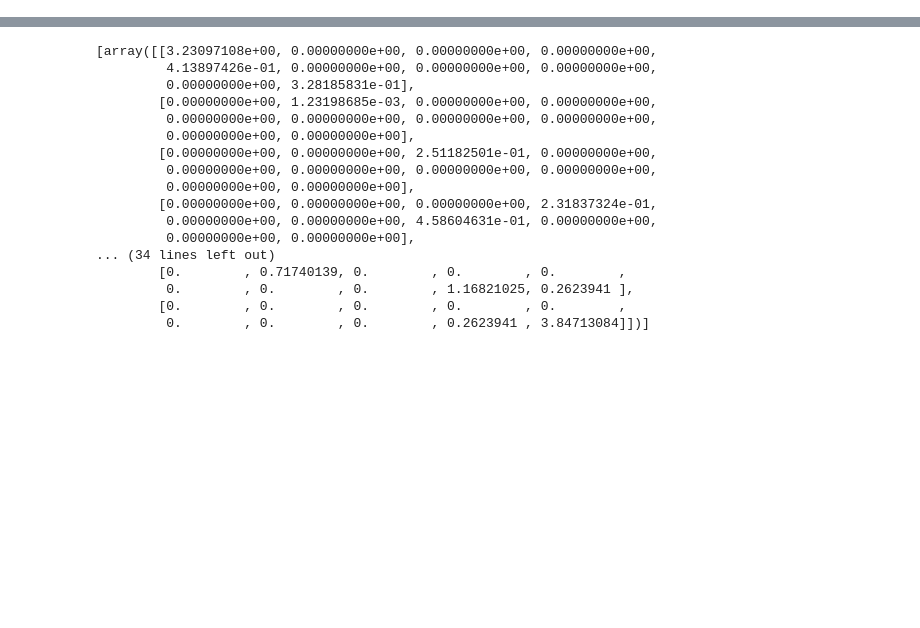
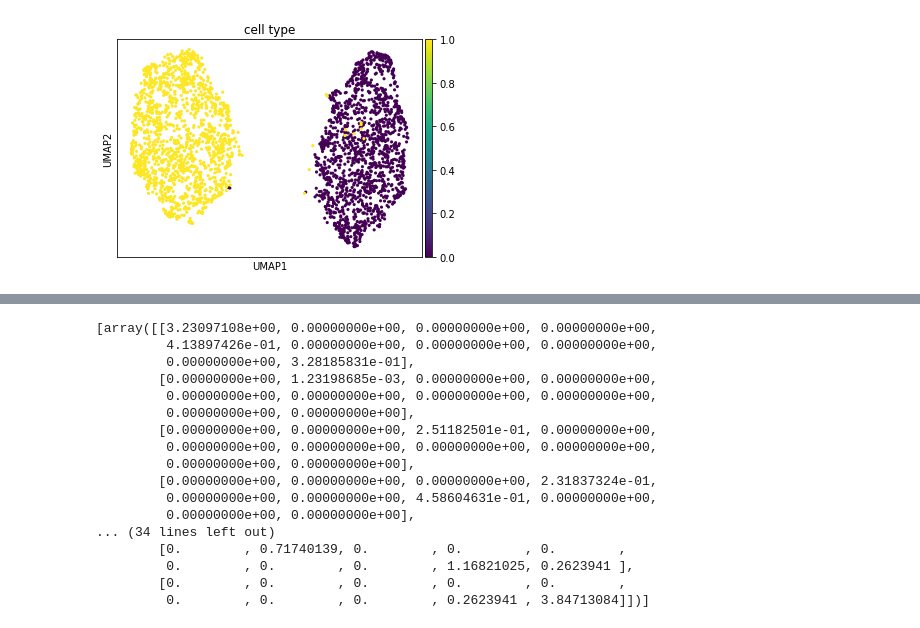
Before and after one commit to dengwx11/VCSC, a Jupyter notebook: VAE_version1.ipynb, the cells around one changed output, grey strips where cells are left out. Saved outputs shown, nothing was run; the diff lists cells and outputs as text; code cells hidden in the pictures; blank space fills up the shorter version.

```diff
--- a/VAE_version1.ipynb
+++ b/VAE_version1.ipynb
@@ -659,0 +664,5 @@ lr=1e-3
+# %%
+adata = sc.read_csv('./write/simulation')
+# %%
+adata.obs['cell type'] = sim1.ct_label
+adata.obs['batch'] = sample_indices
@@ -660,3 +672,7 @@ lr=1e-3
+# %%
+sc.pl.umap(adata, color = 'cell type')
+# %% [output]
+[figure, added]
 # %%
 X_embedded = TSNE(n_components=2).fit_transform(gene_dataset.X)
 raw_plt = plt.scatter(X_embedded[:,0], X_embedded[:,1], c = gene_dataset.labels)
```
Also changed, not shown: parts of 11 cells of this notebook.
